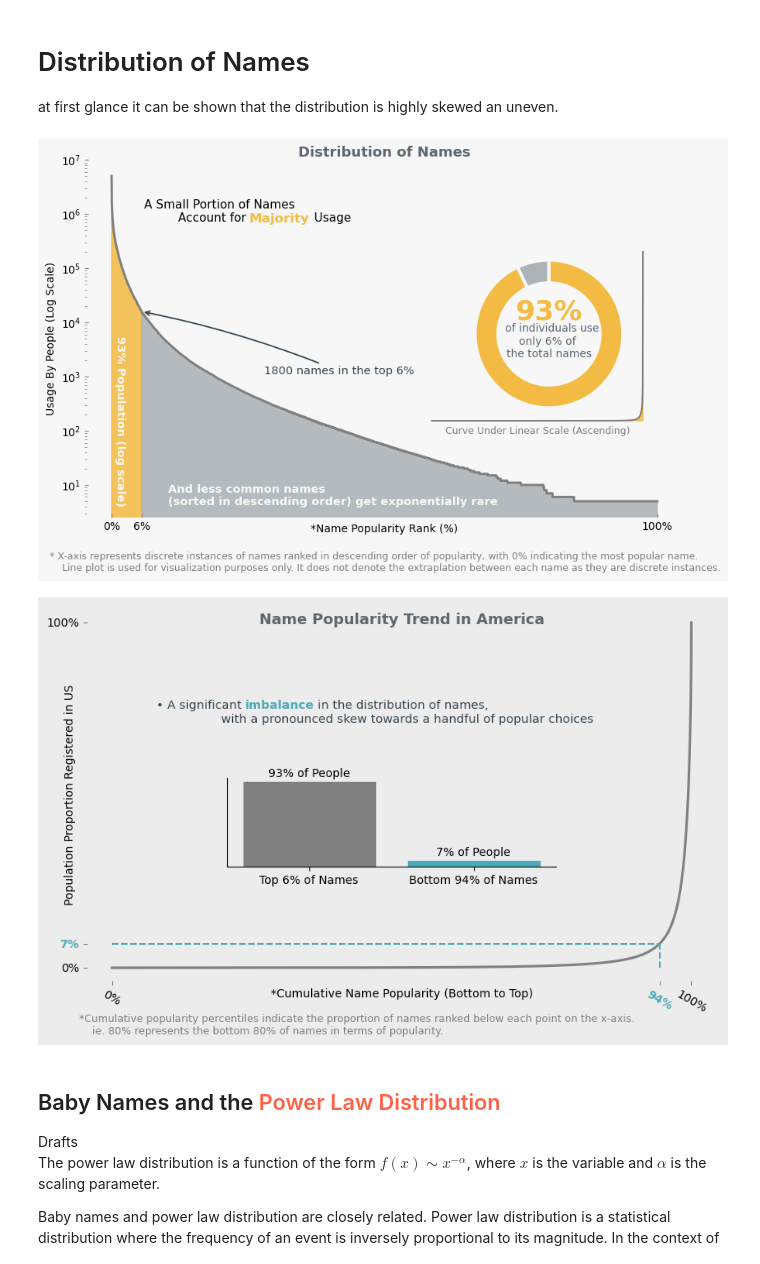
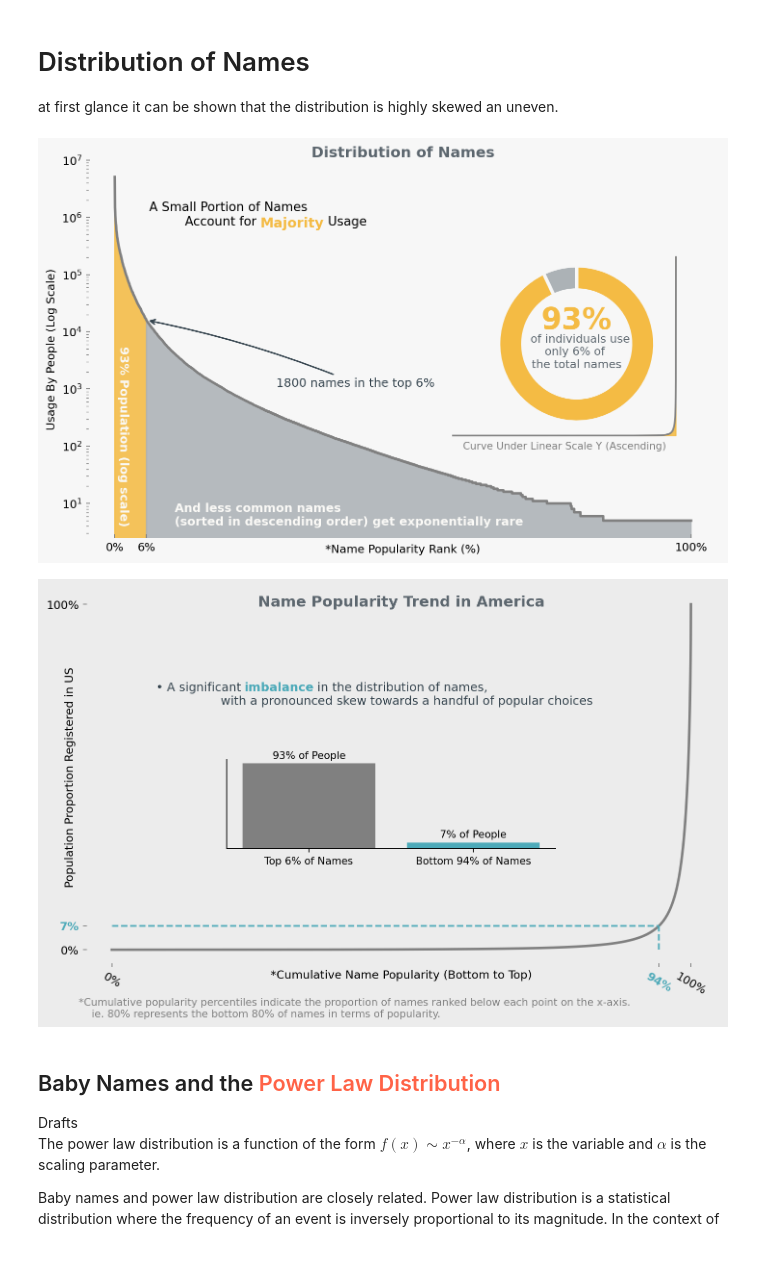
Before and after one commit to numanwaziri/NamingPatterns-Analysis, a Jupyter notebook: Analysis.ipynb, the cells around one changed output. Saved outputs shown, nothing was run; the diff lists cells and outputs as text; code cells hidden in the pictures.

Commit message:
add 3 new plots

```diff
--- a/Analysis.ipynb
+++ b/Analysis.ipynb
@@ -106,7 +107,7 @@ def plot_pie(ax, ppl, accent_color):
 def plot_small_line(ax, data, line_data, topN, accent_color):
     sns.lineplot(data=data, x=line_data[0], y=line_data[1], ax=ax, color='grey')
     ax.set(yticks=[], xticks=[])
-    ax.set_xlabel("Curve Under Linear Scale (Ascending)", size=9, labelpad=-3, color="grey")
+    ax.set_xlabel("Curve Under Linear Scale Y (Ascending)", size=9, labelpad=-3, color="grey")
     sns.despine(ax=ax, left=True, bottom=True)
     ax.fill_between(line_data[0], line_data[1], alpha=0.88, color=np.where(line_data[0] <= topN, accent_color, "#ACB2B6"))
     ax.invert_xaxis()
@@ -122,39 +123,37 @@ def annotate_plots(ax, ax2, ax3, topN, names, ppl,line_data,accent_color,title):
             fontsize=10.5, fontweight='bold',
             ha='left', va='center', transform=ax.transAxes, color='#FAF9F6')
     ax.text(0.05, 0.03, f"{ppl}% Population (log scale)", fontsize=10.5, fontweight='bold',
             ha='left', va='bottom', transform=ax.transAxes, color='#FAF9F6',rotation=-90)
 
     ax2.text(0,0.3,f"{ppl}%",ha='center',va='center',size=26,weight='bold',color=accent_color)
     ax2.text(0,-0.1,f"   of individuals use \nonly {names}% of \nthe total names",
              ha='center',va='center',size=10,color='#5D676F')
 
-    note = """* X-axis represents discrete instances of names ranked in descending order of popularity, with 0% indicating the most popular name.
-    Line plot is used for visualization purposes only. It does not denote the extraplation between each name as they are discrete instances."""
-    ax.text(0.08, -0.01, note, transform=ax.figure.transFigure,
-            ha='left', va='bottom', fontsize=9, color='grey');
+
+    ;
 
     ax.annotate(f'{topN} names in the top {names}%',
                 xy=(topN,line_data[1][topN]), xycoords='data', size=10.5,color ="#36454F",
                 xytext=(0.3,0.4), textcoords='axes fraction', ha='left',
                 arrowprops=dict(arrowstyle="->", connectionstyle="arc3,rad=0.05",lw=1.3,color ="#36454F"));
 
 def create_plot(df, topN=1800, accent_color='#F4BB44',title="Distribution of Names"):
     data = transform_data(df)
     names = int(round((topN/len(data)),2)*100)
     ppl = int((data.nlargest(topN).sum()/data.sum()).round(2)*100)
 
     # Canvas
-    fig, ax = plt.subplots(figsize=(10, 6),facecolor='#F7F7F7')
+    fig, ax = plt.subplots(figsize=(10, 6),facecolor='#F7F7F7',dpi=170)
     plot_line(ax, data, topN, names, accent_color)
     ax2 = fig.add_axes([0.55, 0.33, 0.35, 0.35])
     plot_pie(ax2, ppl, accent_color)
     ax3 = fig.add_axes([0.56, 0.3, 0.3, 0.4],facecolor='none')
     plot_small_line(ax3, data, ax.lines[0].get_data(), topN, accent_color)
     annotate_plots(ax, ax2, ax3, topN, names, ppl,ax.lines[0].get_data(), accent_color, title)
 
 create_plot(df,1800)
 # %% [output]
-[figure, old version]
+[figure, new version]
 # %%
 def transform_data(df):
     return df.groupby("Name").Births.sum().sort_values(ascending=False)
@@ -177,6 +176,7 @@ def plot_line(ax, data, topN, names,ppl, accent_color):
 
 def plot_barplot(ax, data, names, ppl,accent_color):
     ax.set(xticks=[], yticks=[])
+    plt.tick_params(axis='x', labelsize=9)
     TopNames = (1 - (100 - names) / 100)
     top = data.nlargest(int(len(data) * TopNames))
     bottom = data.nsmallest(len(data) - int(len(data) * TopNames))
@@ -190,7 +190,7 @@ def plot_barplot(ax, data, names, ppl,accent_color):
         y = patch.get_height()
         t = f"{ppl}% of People" if i == 0 else f"{100 - ppl}% of People"
         color = "grey" if i == 0 else accent_color
-        ax.text(x, y + 6, t, ha='center')
+        ax.text(x, y + 6, t, ha='center',size=9)
         patch.set_color(color)
 
 def annotate_plots(ax, title,accent_color):
@@ -215,7 +215,7 @@ def create_plot(df,accent_color = "#4DAAB9",title="Name Popularity Trend in Amer
     names = int(round((topN/len(data)),2)*100)
     ppl = int((data.nlargest(topN).sum()/data.sum()).round(2)*100)
 
-    fig, ax = plt.subplots(figsize=(10, 6), facecolor="#ECECEC")
+    fig, ax = plt.subplots(figsize=(10, 6), facecolor="#ECECEC",dpi=170)
     plot_line(ax, data, topN, names, ppl, accent_color)
 
     ax2 = fig.add_axes([0.3, 0.35, 0.4, 0.18], facecolor='none')
@@ -226,7 +226,7 @@ def create_plot(df,accent_color = "#4DAAB9",title="Name Popularity Trend in Amer
 
 create_plot(df);
 # %% [output]
-[figure, old version]
+[figure, new version]
 # %% [markdown]
 ## Baby Names and the <span style="color: #ff6347;">Power Law Distribution</span>
 Drafts <br>
```
Also changed, not shown: parts of 9 cells of this notebook.
